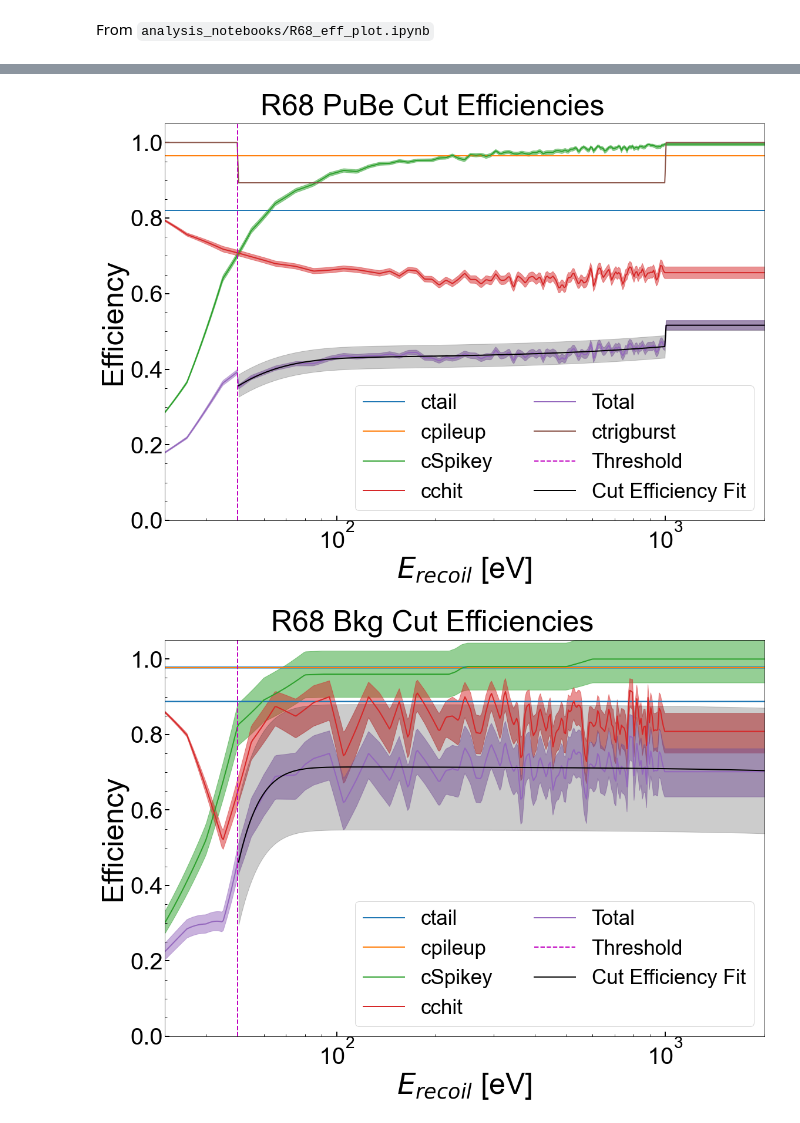
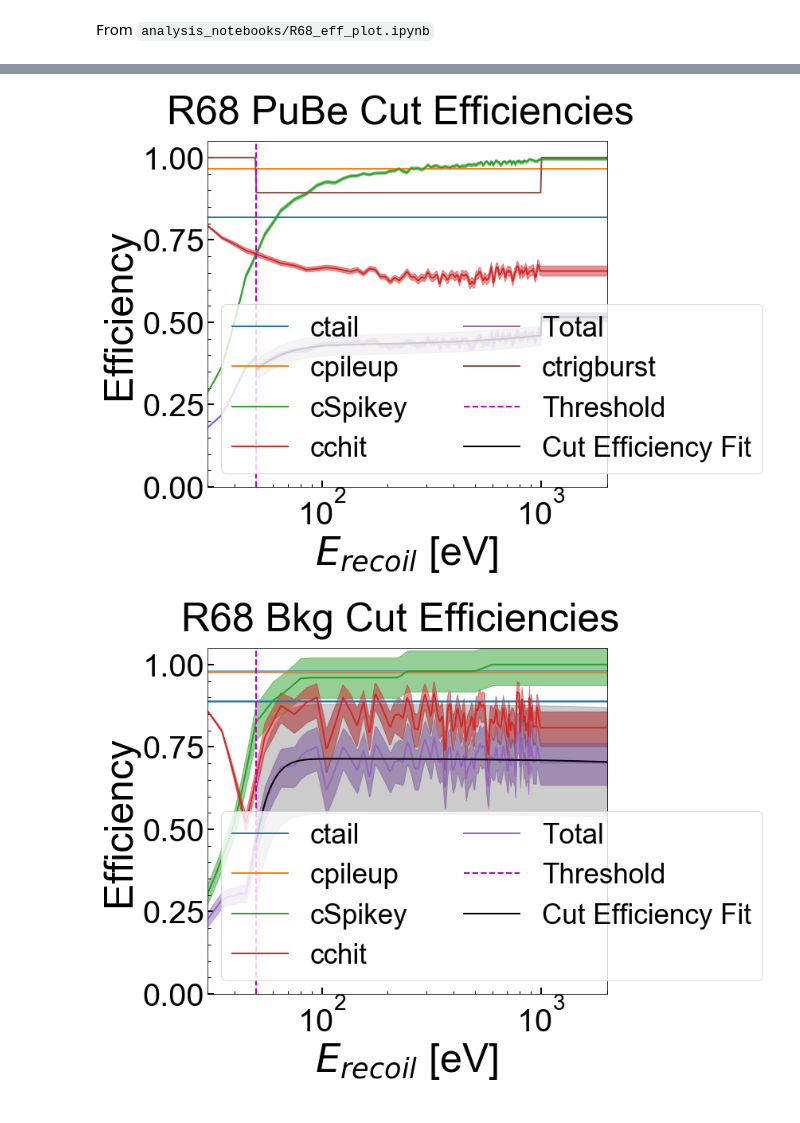
Before and after one commit to villano-lab/nrSiCap, a Jupyter notebook: Paper_Figures/Fig06_Estimated-Cut-Efficiencies.ipynb, the cells around one changed output, grey strips where cells are left out. Cells and saved outputs as stored; diff of their text form; code cells hidden in the pictures.

Commit message:
[ANV] updated paper figures--might have screwed up formatting a bit

```diff
--- a/Paper_Figures/Fig06_Estimated-Cut-Efficiencies.ipynb
+++ b/Paper_Figures/Fig06_Estimated-Cut-Efficiencies.ipynb
@@ -24,7 +24,7 @@ E_test=np.logspace(-5,3.5,2000)
 fig_w=7
 # %%
 #Cut efficiencies
-fig,ax = plt.subplots(1,1)
+fig,ax = plt.subplots(1,1,figsize=(9.0,8.0),sharex=True)
 
 ax.axhline(eff_tail, color = next(ax._get_lines.prop_cycler)['color'], label='ctail')
 ax.axhspan(eff_tail-deff_tail, eff_tail+deff_tail, alpha=0.5)
@@ -87,16 +87,16 @@ ax.set_xlabel(r'$E_{recoil}$ [eV]')
 ax.set_ylabel('Efficiency')
 ax.legend(ncol=2)
 
-plt.tight_layout()
+#plt.tight_layout()
 
 plt.savefig('figures/cut_effs.pdf')
 plt.show()
 # %% [output]
-[figure, old version]
+[figure, new version]
 # %%
 #Cut efficiencies for bkg data
 
-fig,ax = plt.subplots(1,1)
+fig,ax = plt.subplots(1,1,figsize=(9.0,8.0),sharex=True)
 
 
 ax.axhline(eff_tail_bkg, color = next(ax._get_lines.prop_cycler)['color'], label='ctail')
@@ -125,32 +125,32 @@ ax.axvline(E_thresh, color='m', linestyle='--', linewidth=2, label='Threshold')
 
 #Fit with smooth function
 Efitmin=50
 popt,pcov=curve_fit(effFit_func,E_test[E_test>Efitmin], cutEff_bkg(E_test)[E_test>Efitmin],p0=[30,30,0.45,1e-4])
 
 #Set a single uncertainty for the fir to encompass all the 1-sigma discrepancies in the measured curve
 maxneg=np.max(np.abs( effFit_func(E_test,*popt) - (cutEff_bkg(E_test)-dcutEff_bkg(E_test)[1]))[E_test>Efitmin])
 maxpos=np.max(np.abs( effFit_func(E_test,*popt) - (cutEff_bkg(E_test)+dcutEff_bkg(E_test)[0]))[E_test>Efitmin])
 dEffFit_bkg=max(maxneg,maxpos)
 
 def cutEffFit_bkg(E):
     return effFit_func(E, 4.23508507e+01,  7.61590223e+00,  7.14511426e-01, -5.10367727e-06)
 def dcutEffFit_bkg(E):
     return 0.16643841685131444
 
 ax.plot(E_test[E_test>Efitmin],cutEffFit_bkg(E_test[E_test>Efitmin]),'k',label='Cut Efficiency Fit')
 ax.fill_between(E_test[E_test>Efitmin],(cutEffFit_bkg(E_test)-dcutEffFit_bkg(E_test))[E_test>Efitmin],(cutEffFit_bkg(E_test)+dcutEffFit_bkg(E_test))[E_test>Efitmin],color='k',alpha=0.2)
 
 fig.suptitle('R68 Bkg Cut Efficiencies')
 ax.set_xlim(30,2e3)
 ax.set_xscale('log')
 ax.set_ylim(0,1.05)
 ax.set_xlabel(r'$E_{recoil}$ [eV]')
 ax.set_ylabel('Efficiency')
 ax.legend(ncol=2)
 
-plt.tight_layout()
+#plt.tight_layout()
 
 plt.savefig('figures/cut_effs_bkg.pdf')
 plt.show()
 # %% [output]
-[figure, old version]
+[figure, new version]
```
Also changed, not shown: parts of 1 cell of this notebook, 6 other files.
